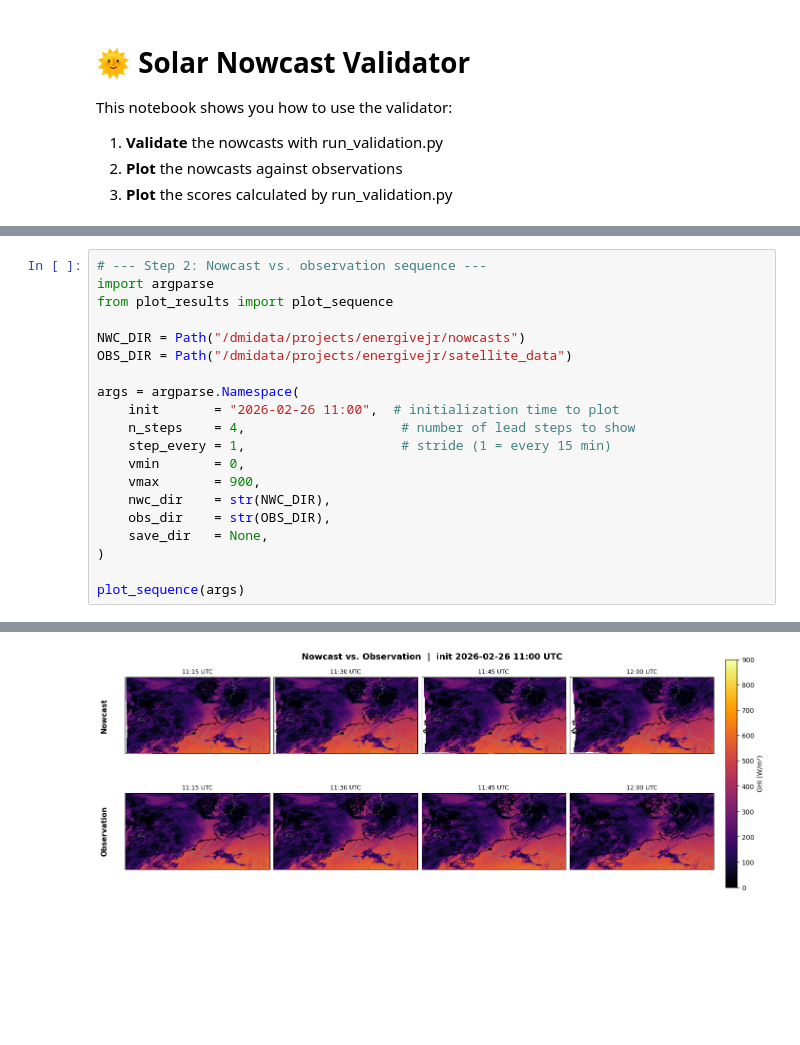
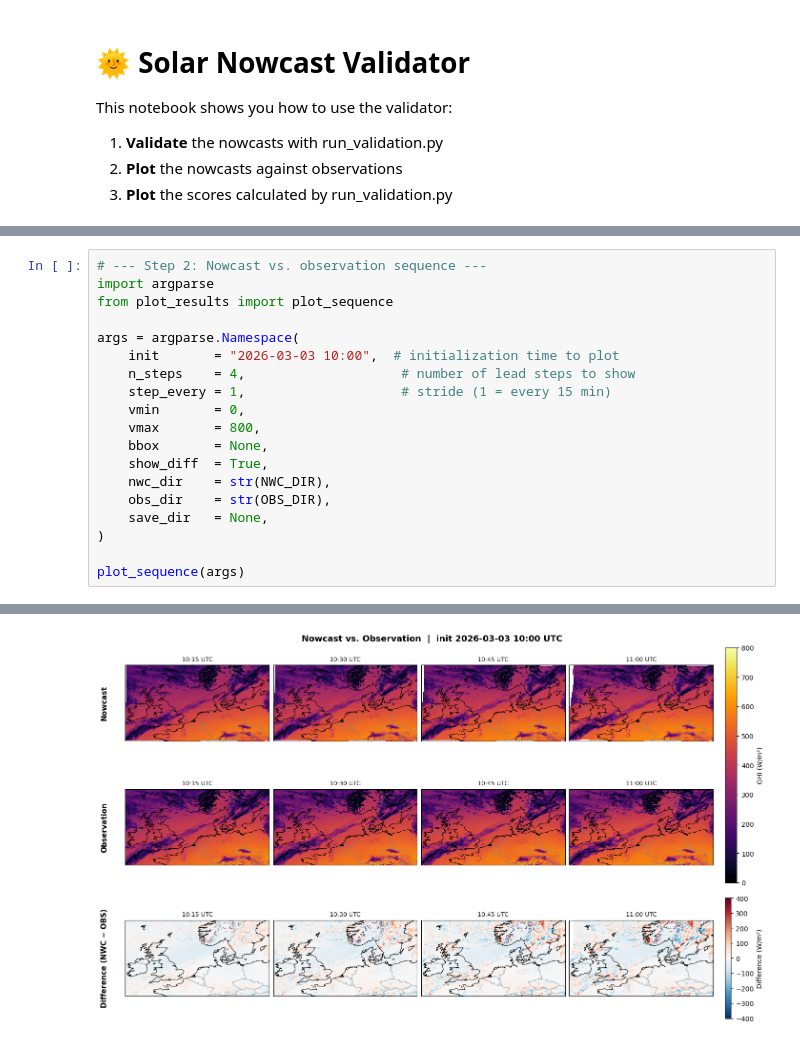
Before and after one commit to dmidk/sunflow-scores, a Jupyter notebook: notebooks/solar-nowcast-validator-notebook.ipynb, the cells around one changed output, grey strips where cells are left out. Cells and saved outputs as stored; diff of their text form; blank space fills up the shorter version.

Commit message:
new function to plot difference and zoom over Denmark

```diff
--- a/notebooks/solar-nowcast-validator-notebook.ipynb
+++ b/notebooks/solar-nowcast-validator-notebook.ipynb
@@ -48,15 +51,14 @@ Once the script finishes, run the cell below to load and plot the scores.
 import argparse
 from plot_results import plot_sequence
 
-NWC_DIR = Path("/dmidata/projects/energivejr/nowcasts")
-OBS_DIR = Path("/dmidata/projects/energivejr/satellite_data")
-
 args = argparse.Namespace(
-    init       = "2026-02-26 11:00",  # initialization time to plot
+    init       = "2026-03-03 10:00",  # initialization time to plot
     n_steps    = 4,                    # number of lead steps to show
     step_every = 1,                    # stride (1 = every 15 min)
     vmin       = 0,
-    vmax       = 900,
+    vmax       = 800,
+    bbox       = None,
+    show_diff  = True,
     nwc_dir    = str(NWC_DIR),
     obs_dir    = str(OBS_DIR),
     save_dir   = None,
@@ -70 +73 @@ Loading observations up to 2026-02-26 17:00:00 ...
-[figure, old version]
+[figure, new version]
```
Also changed, not shown: parts of 6 cells of this notebook, 2 other files.
